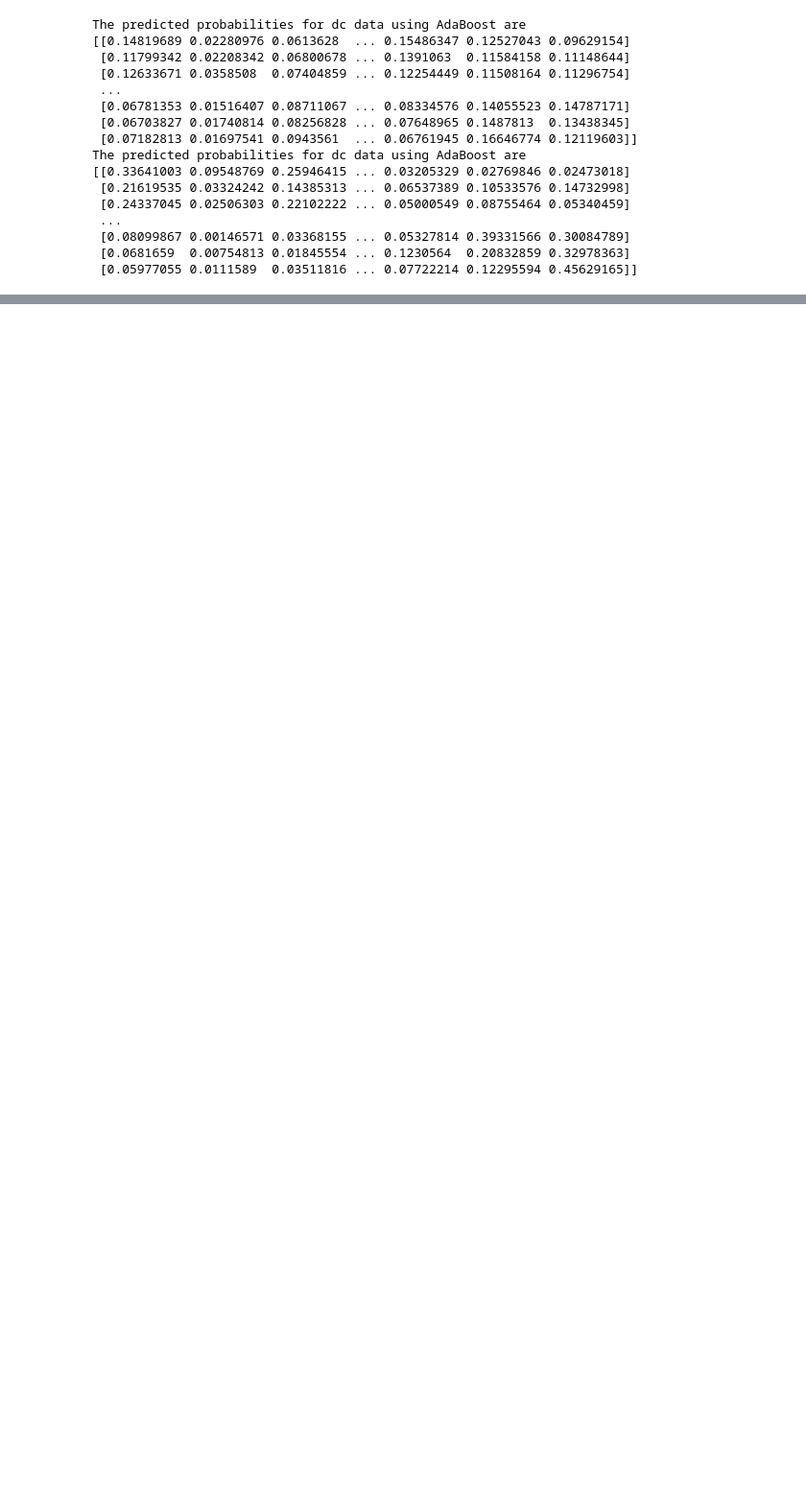
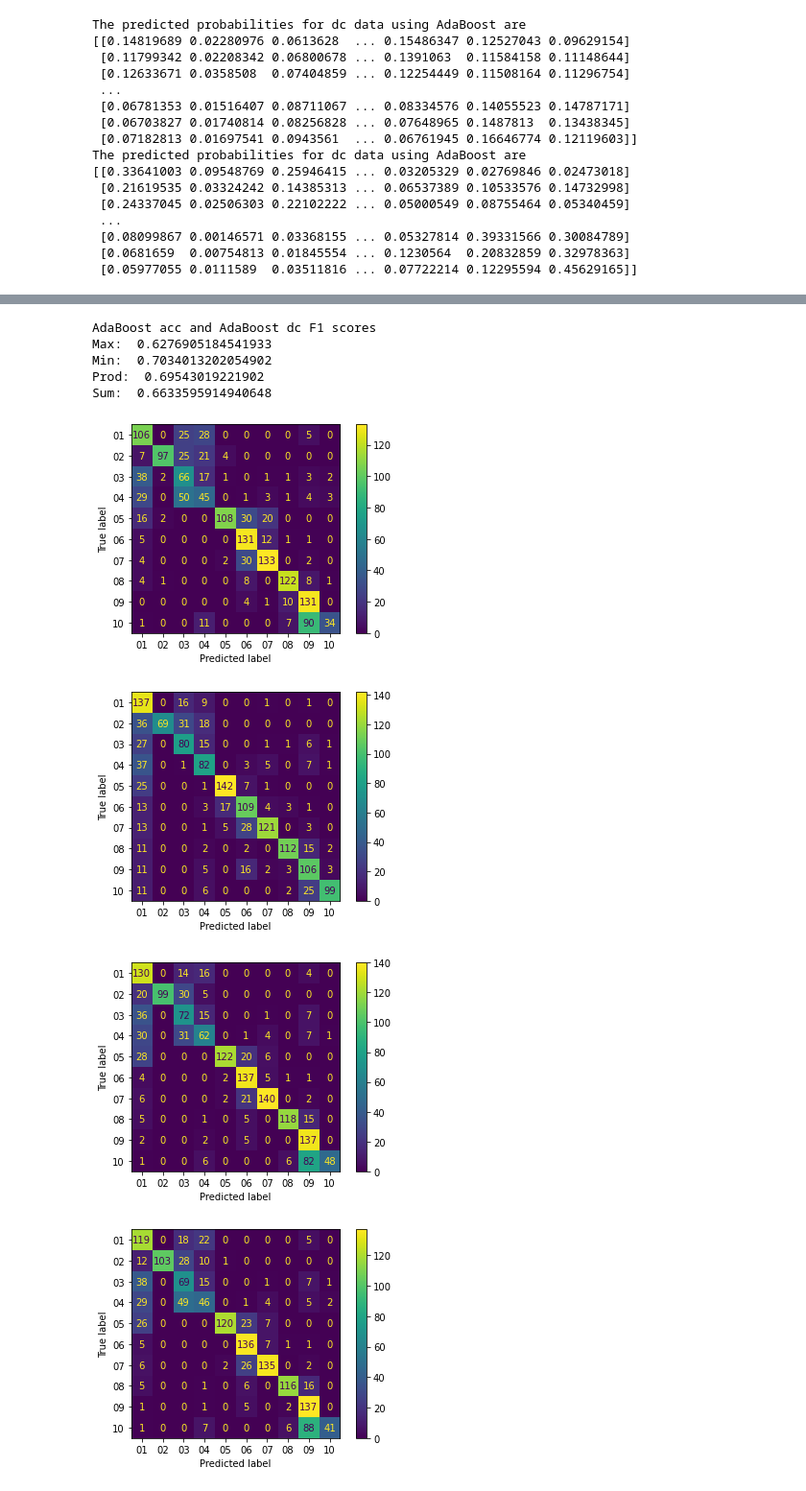
Before and after one commit to anushaihalapathirana/Multi_modal_data_fusion, a Jupyter notebook: project-work-MEx-classification.ipynb, the cells around one changed output, grey strips where cells are left out. Shown at 96% size. Drawn from its saved outputs; the diff is of its cells as text; code cells hidden in the pictures; blank space fills up the shorter version.

```diff
--- a/project-work-MEx-classification.ipynb
+++ b/project-work-MEx-classification.ipynb
@@ -2116,0 +2161,16 @@ AdaBoost dc
+# %%
+
+print("AdaBoost acc and AdaBoost dc F1 scores")
+
+for i, val in enumerate(operators):
+    get_f1_score(ada_acc_ada_dc, val)
+# %% [output]
+AdaBoost acc and AdaBoost dc F1 scores
+Max:  0.6276905184541933
+Min:  0.7034013202054902
+Prod:  0.69543019221902
+Sum:  0.6633595914940648
+[figure, added]
+[figure, added]
+[figure, added]
+[figure, added]
```
Also changed, not shown: parts of 36 cells of this notebook.
